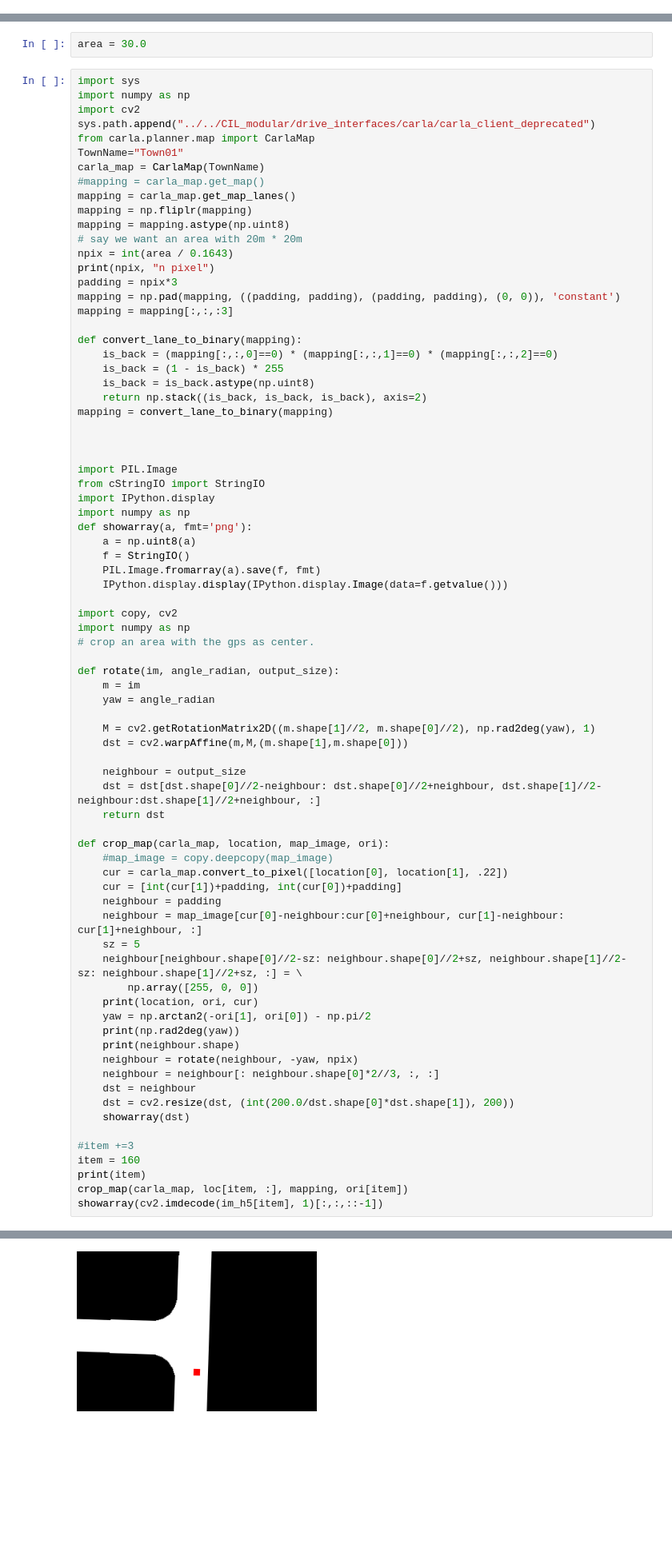
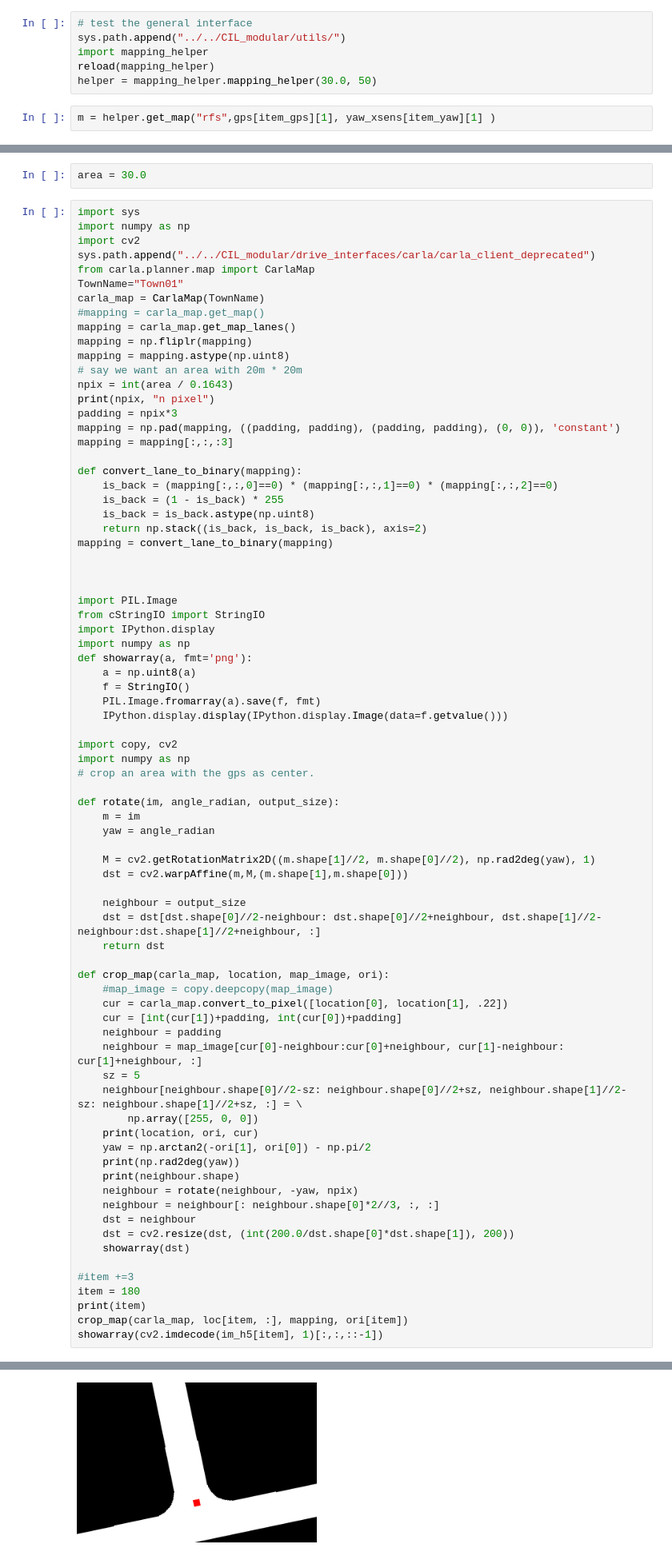
Before and after one commit to gy20073/aws, a Jupyter notebook: MKZ/human_process/explore_map.ipynb, the cells around one changed output, grey strips where cells are left out. Shown at 80% size. Drawn from its saved outputs; the diff is of its cells as text; blank space fills up the shorter version.

```diff
--- a/MKZ/human_process/explore_map.ipynb
+++ b/MKZ/human_process/explore_map.ipynb
@@ -198,3 +198,11 @@ gps[item_gps]
 item_gps
 # %% [output]
 180
+# %%
+# test the general interface
+sys.path.append("../../CIL_modular/utils/")
+import mapping_helper
+reload(mapping_helper)
+helper = mapping_helper.mapping_helper(30.0, 50)
+# %%
+m = helper.get_map("rfs",gps[item_gps][1], yaw_xsens[item_yaw][1] )
@@ -348,7 +366,7 @@ def crop_map(carla_map, location, map_image, ori):
     showarray(dst)
 
 #item +=3
-item = 160
+item = 180
 print(item)
 crop_map(carla_map, loc[item, :], mapping, ori[item])
 showarray(cv2.imdecode(im_h5[item], 1)[:,:,::-1])
@@ -360,2 +378,2 @@ showarray(cv2.imdecode(im_h5[item], 1)[:,:,::-1])
 (1092, 1092, 3)
-[figure, old version]
+[figure, new version]
```
Also changed, not shown: parts of 17 cells of this notebook.
